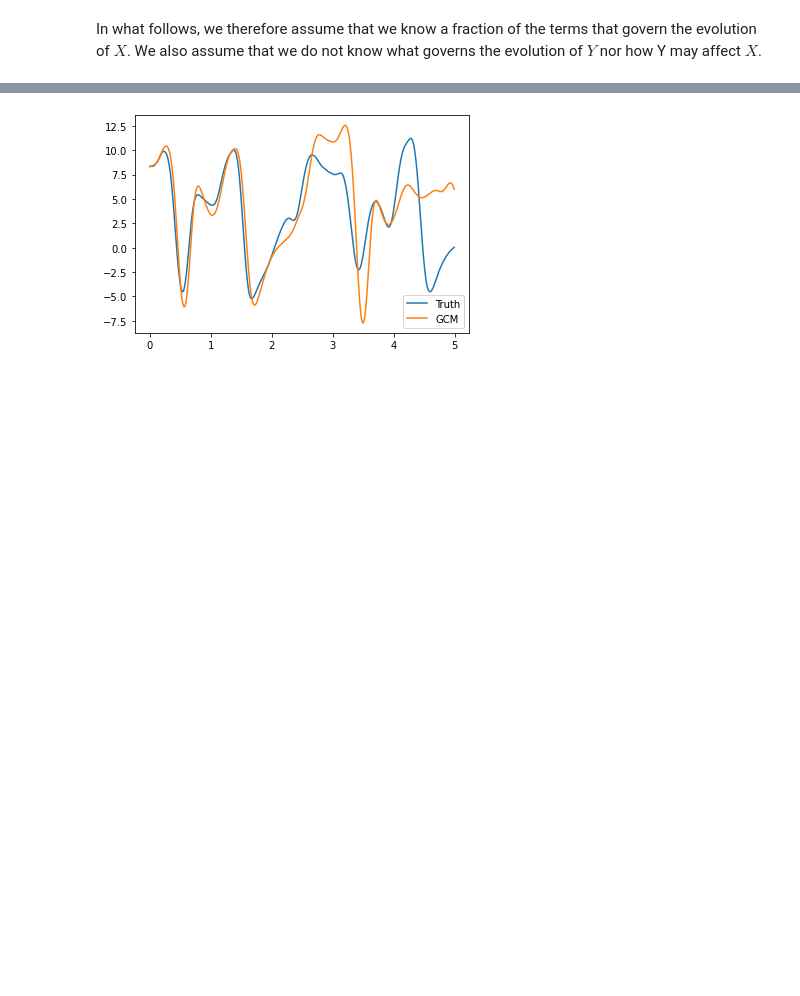
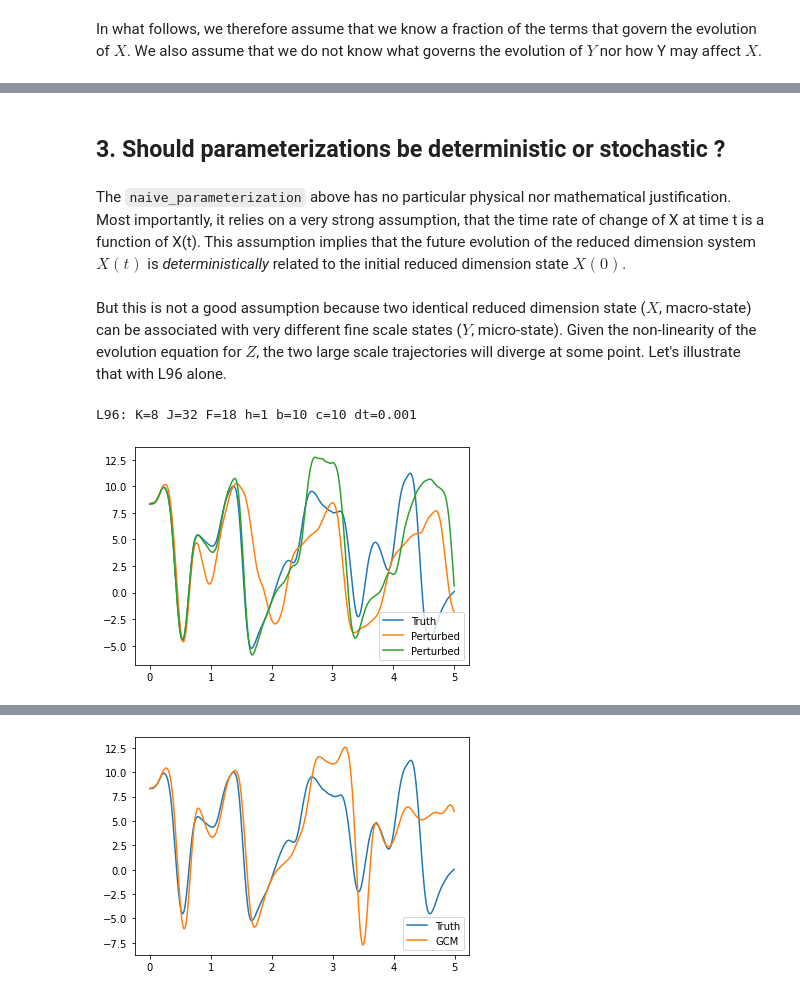
Before and after one commit to m2lines/L96_demo, a Jupyter notebook: gcm-parameterization-problem.ipynb, the cells around one changed output, grey strips where cells are left out. Drawn from its saved outputs; the diff is of its cells as text; code cells hidden in the pictures; blank space fills up the shorter version.

```diff
--- a/gcm-parameterization-problem.ipynb
+++ b/gcm-parameterization-problem.ipynb
@@ -139,0 +114,31 @@ So, we would like to build our closure by systematically measuring their skills
+# %% [markdown]
+## 3. Should parameterizations  be deterministic or stochastic ?
+# %% [markdown]
+The `naive_parameterization` above has no particular physical nor mathematical justification. Most importantly, it relies on a very strong assumption, that the time rate of change of X at time t is a function of X(t). This assumption implies that the future evolution of the reduced dimension system $X(t)$ is *deterministically* related to the initial reduced dimension state $X(0)$.
+# %% [markdown]
+But this is not a good assumption because two identical reduced dimension state ($X$, macro-state) can be associated with very different fine scale states ($Y$, micro-state). Given the non-linearity of the evolution equation for $Z$, the two large scale trajectories will diverge at some point. Let's illustrate that with L96 alone.
+# %%
+#- randomising the initial Ys
+np.random.seed(13)
+
+# Duplicating L96 to create perturbed versions that include random perturbations in Y
+Wp1 = W.copy();
+Yp1 = W.Y.std() * np.random.rand( Wp1.Y.size);
+Wp1.set_state(W.X,Yp1)
+
+Wp2 = W.copy();
+Yp2 = W.Y + 0.0001 * np.random.rand( Wp2.Y.size);
+Wp2.set_state(W.X,Yp2)
+# %% [output]
+L96: K=8 J=32 F=18 h=1 b=10 c=10 dt=0.001
+# %%
+# Running L96 and perturbed versions to compare results
+Xtrue,_,_ = W.run(dt, T)
+Xpert1,_,_ = Wp1.run(dt,T)
+Xpert2,_,_ = Wp2.run(dt,T)
+plt.plot(t, Xtrue[:,4], label='Truth');
+plt.plot(t, Xpert1[:,4], label='Perturbed');
+plt.plot(t, Xpert2[:,4], label='Perturbed');
+plt.legend();
+# %% [output]
+[figure, added]
```
Also changed, not shown: parts of 53 cells of this notebook.
